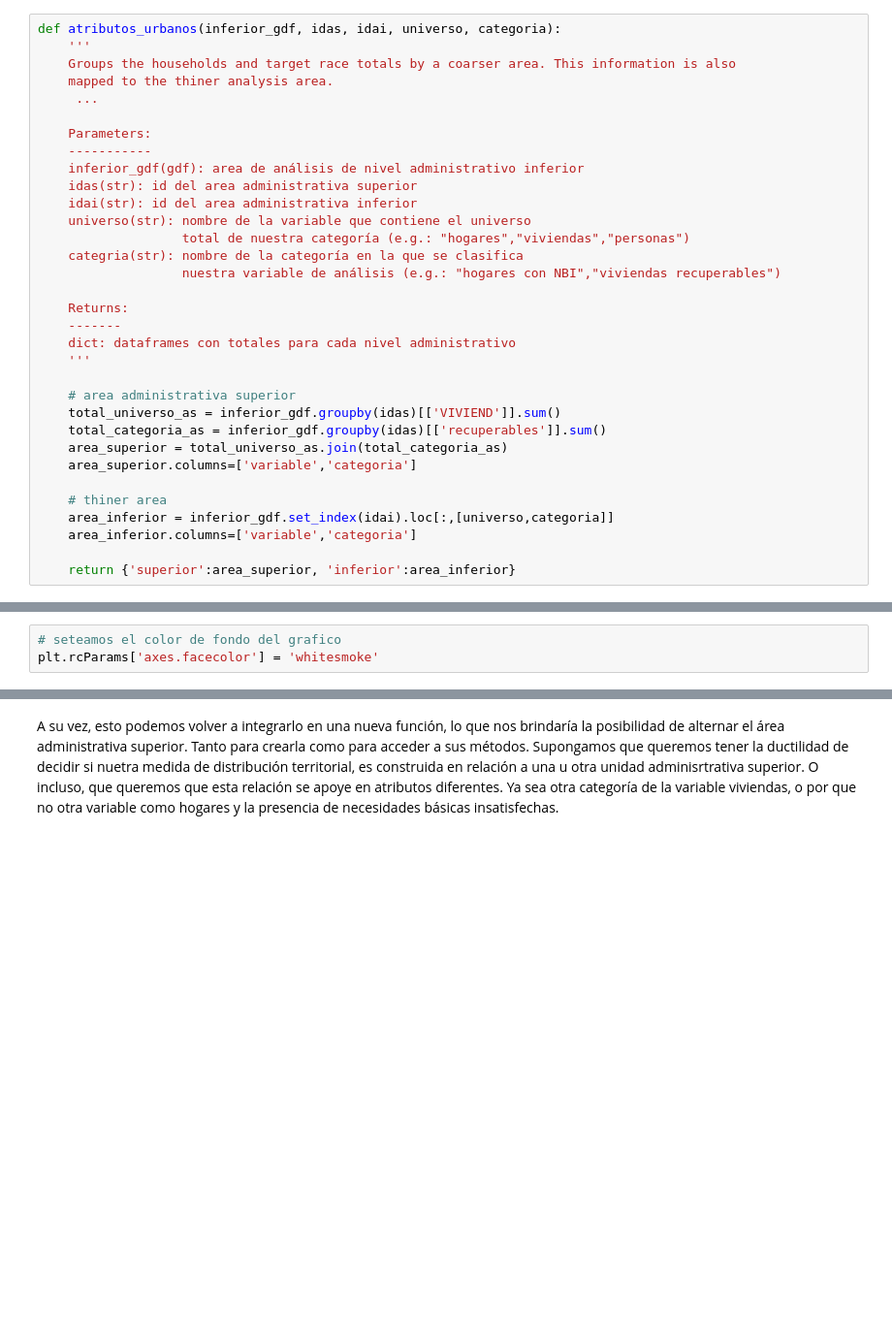
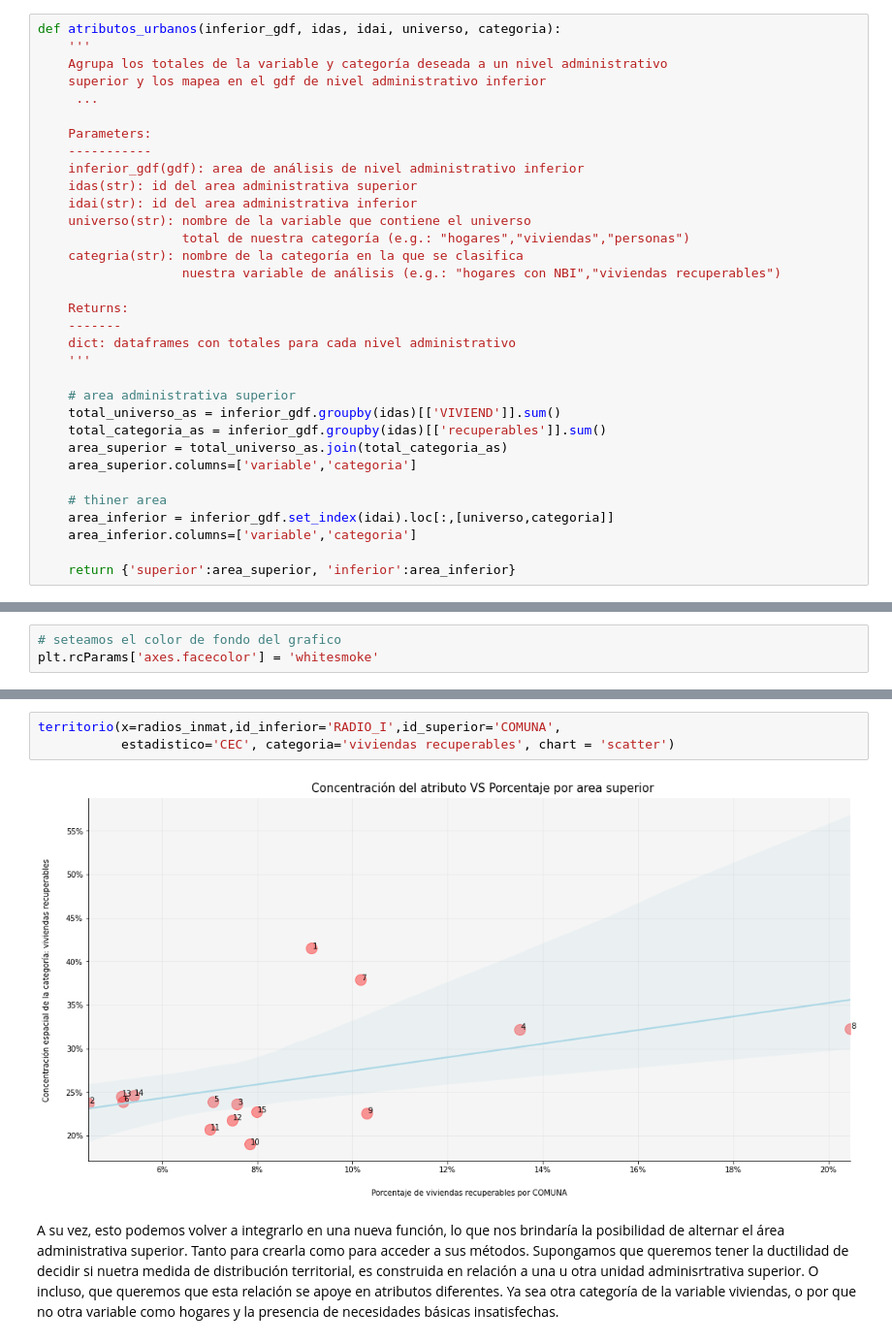
Before and after one commit to PyMap/AUPY, a Jupyter notebook: 03_practica_guiada_fuentes_secundarias.ipynb, the cells around one changed output, grey strips where cells are left out. Shown at 97% size. Saved outputs shown, nothing was run; the diff lists cells and outputs as text; blank space fills up the shorter version.

```diff
--- a/03_practica_guiada_fuentes_secundarias.ipynb
+++ b/03_practica_guiada_fuentes_secundarias.ipynb
@@ -758,8 +1032,8 @@ Aclarar que esto es para una tabla donde el nivel administrativo inferior corres
 # %%
 def atributos_urbanos(inferior_gdf, idas, idai, universo, categoria):
     '''
-    Groups the households and target race totals by a coarser area. This information is also
-    mapped to the thiner analysis area.
+    Agrupa los totales de la variable y categoría deseada a un nivel administrativo
+    superior y los mapea en el gdf de nivel administrativo inferior
      ...
 
     Parameters:
@@ -918,5 +1225,10 @@ territorio(x=radios_inmat,id_inferior='RADIO_I',id_superior='COMUNA',
 # %% [output]
 [figure]
+# %%
+territorio(x=radios_inmat,id_inferior='RADIO_I',id_superior='COMUNA',
+           estadistico='CEC', categoria='viviendas recuperables', chart = 'scatter')
+# %% [output]
+[figure, added]
 # %% [markdown]
 A su vez, esto podemos volver a integrarlo en una nueva función, lo que nos brindaría la posibilidad de alternar el área administrativa superior. Tanto para crearla como para acceder a sus métodos. Supongamos que queremos tener la ductilidad de decidir si nuetra medida de distribución territorial, es construida en relación a una u otra unidad adminisrtrativa superior. O incluso, que queremos que esta relación se apoye en atributos diferentes. Ya sea otra categoría de la variable viviendas, o por que no otra variable como hogares y la presencia de necesidades básicas insatisfechas.
 # %%
```
Also changed, not shown: parts of 79 cells of this notebook.
